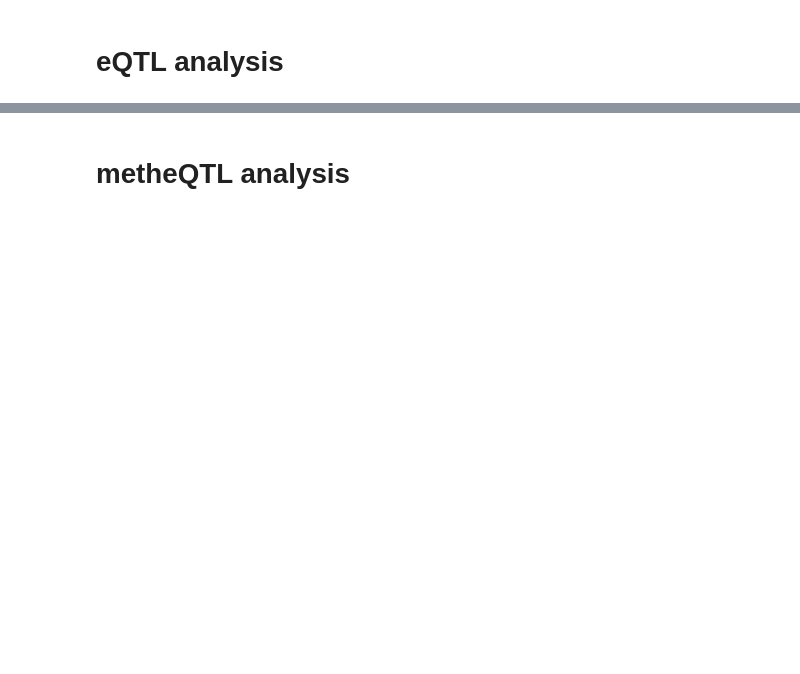
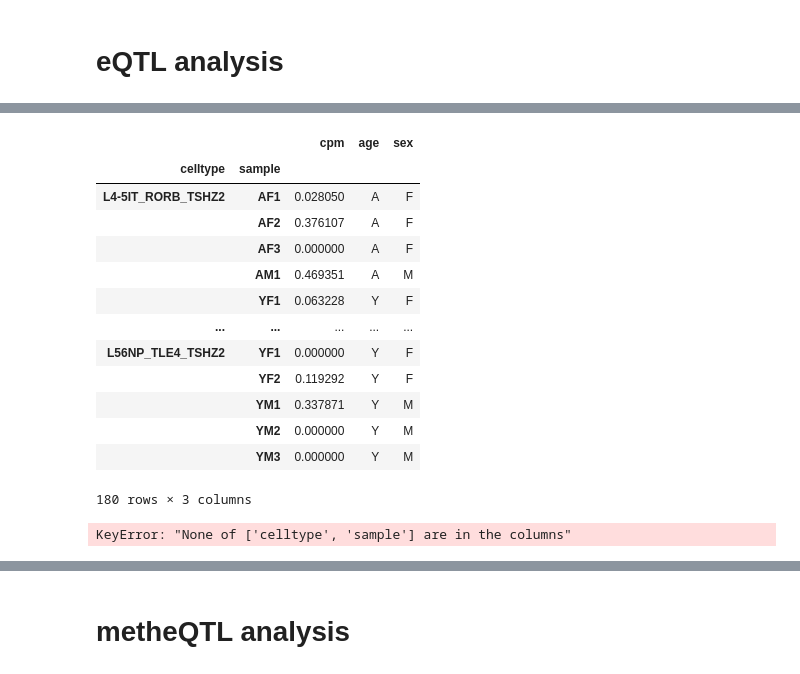
Before and after one commit to dmnburrows/me_polymorphisms, a Jupyter notebook: me_QTL.ipynb, the cells around one changed output, grey strips where cells are left out. Saved outputs shown, nothing was run; the diff lists cells and outputs as text; code cells hidden in the pictures; blank space fills up the shorter version.

Commit message:
eQTL analysis direct overlap

```diff
--- a/me_QTL.ipynb
+++ b/me_QTL.ipynb
@@ -166,3 +145,19 @@ l1_all_df = l1_all.to_dataframe(disable_auto_names=True, header=None)
 l1_all_df.rename(columns={3: 'region', 15: 'me_type', 17: 'genotype', 18: 'insertion_category', 13: 'het', 14: 'hom', 10: 'length'}, inplace=True)
 # %% [markdown]
 # eQTL analysis
+# %%
+#run for MEs directly overlapping genes
+#=====================================
+
+#load in + filter cpm data
+me_gene['gene_id'] = np.asarray([i.split('.')[0] for i in me_gene['gene_id']])
+cpm_path = '/cndd2/jchien/project/CZI_human/pseudobulk_rna/logcpm/*_combinesample_log2cpm+1.tsv.gz'
+pattern = '_combinesample_log2cpm+1.tsv.gz'
+cpm = pfn.combine_genes_bycell_filter(rna = '/cndd2/jchien/project/CZI_human/pseudobulk_rna/logcpm/*_combinesample_log2cpm+1.tsv.gz'
+                                      , pattern = '_combinesample_log2cpm+1.tsv.gz'
+                                      , mini = 0
+                                      , n_samp = 0)
+
+samples = cpm['sample'].unique()
+
+# run model
@@ -168,0 +181,14 @@ l1_all_df.rename(columns={3: 'region', 15: 'me_type', 17: 'genotype', 18: 'inser
+# %%
+#run model
+#==========
+
+# extract each gene and celltype
+i = 0
+curr = pd.DataFrame(me_gene.iloc[0]).T
+cpm_unq = cpm['gene_id'].unique()
+cpm_gene = cpm[cpm['gene_id'] == curr['gene_id'].values[0]]
+if len(cpm_gene) > 0:
+    assert len(cpm_gene) == len(cpm_gene['celltype'].unique())*len(samples), 'some samples missing' #check that the correct n samples are there
+    celltypes = cpm_gene['celltype'].unique()
+    for cell in celltypes:
+        1
@@ -168,0 +215,21 @@ l1_all_df.rename(columns={3: 'region', 15: 'me_type', 17: 'genotype', 18: 'inser
+# %%
+# cpm_gene.set_index(['celltype', 'sample'], inplace=True)
+# cpm_gene.drop(columns='gene_id', inplace=True)
+cpm_gene['age'] = [i[0] for i in cpm_gene.index.get_level_values('sample')]
+cpm_gene['sex'] = [i[1] for i in cpm_gene.index.get_level_values('sample')]
+cpm_gene
+# %% [output]
+|  |  | cpm | age | sex |
+| celltype | sample |  |  |  |
+| L4-5IT_RORB_TSHZ2 | AF1 | 0.028050 | A | F |
+|  | AF2 | 0.376107 | A | F |
+|  | AF3 | 0.000000 | A | F |
+|  | AM1 | 0.469351 | A | M |
+|  | YF1 | 0.063228 | Y | F |
+| ... | ... | ... | ... | ... |
+| L56NP_TLE4_TSHZ2 | YF1 | 0.000000 | Y | F |
+|  | YF2 | 0.119292 | Y | F |
+|  | YM1 | 0.337871 | Y | M |
+|  | YM2 | 0.000000 | Y | M |
+|  | YM3 | 0.000000 | Y | M |
+180 rows × 3 columns
@@ -168,0 +249,6 @@ l1_all_df.rename(columns={3: 'region', 15: 'me_type', 17: 'genotype', 18: 'inser
+# %%
+cpm_gene.set_index(['celltype', 'sample'], inplace=True)
+cpm_gene.drop(columns='gene_id', inplace=True)
+cpm_gene
+# %% [output]
+KeyError: "None of ['celltype', 'sample'] are in the columns"
```
Also changed, not shown: parts of 23 cells of this notebook, 2 other files.
